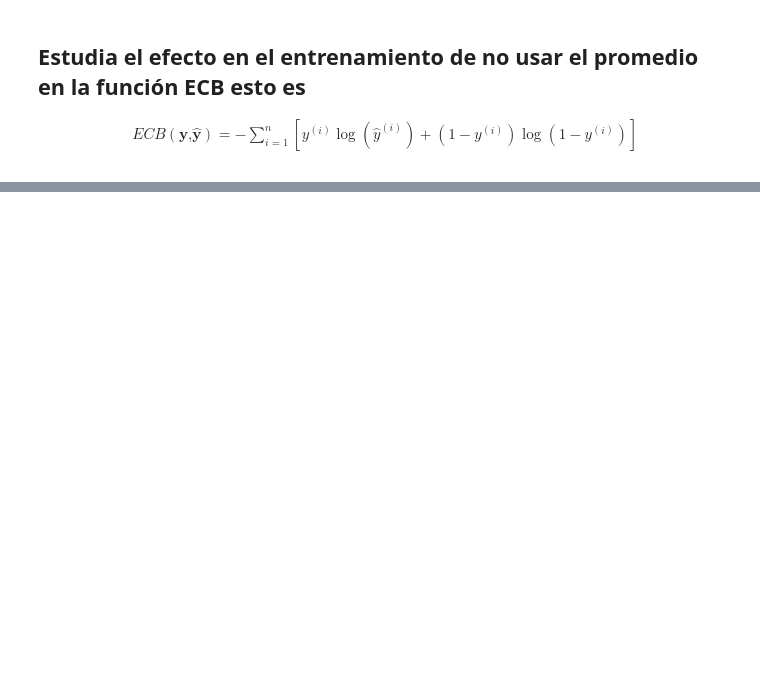
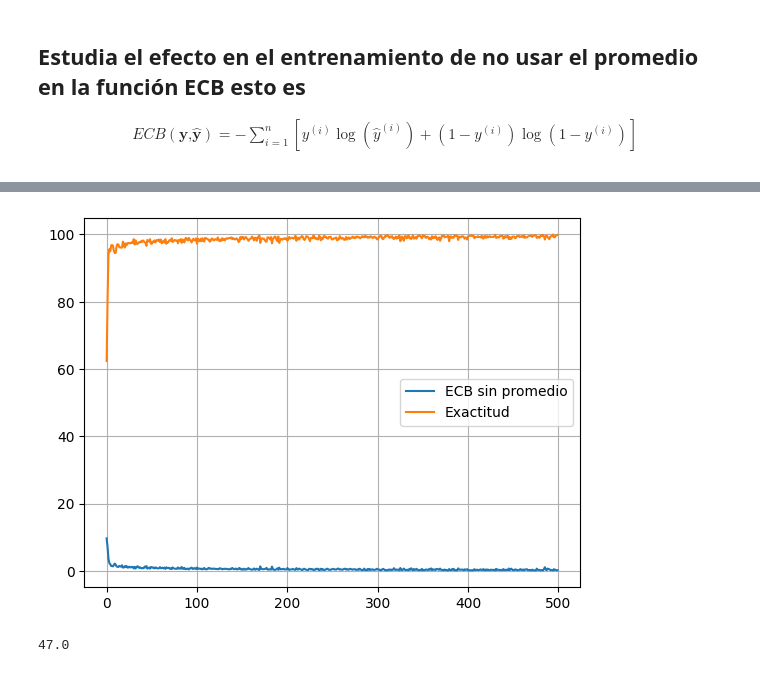
Before and after one commit to PabloBenitezR/Aprendizaje-Profundo, a Jupyter notebook: Redes densas/Retropropagación en red densa.ipynb, the cells around one changed output, grey strips where cells are left out. Saved outputs shown, nothing was run; the diff lists cells and outputs as text; code cells hidden in the pictures; blank space fills up the shorter version.

```diff
--- a/Redes densas/Retropropagación en red densa.ipynb
+++ b/Redes densas/Retropropagación en red densa.ipynb
@@ -538,6 +604,11 @@ $$
         ECB(\textbf{y,$\hat{\textbf{y}}$})= -\sum_{i=1}^n\left[y^{(i)}\log\left(\hat{y}^{(i)}\right)+\left(1-y^{(i)}\right)\log\left(1-y^{(i)}\right)\right]
     \end{align*}
     $$
+# %%
+def entropia_cruzada_binaria_snp(y, p):
+  p[p == 0] = np.nextafter(0., 1.)
+  p[p == 1] = np.nextafter(1., 0.)
+  return -(np.log(p[y == 1]).sum() + np.log(1 - p[y == 0]).sum())
 # %%
 def retropropagacion_snp(X, y, alpha = 0.01, t_lote=16, n_epocas = 100, n_ocultas = 10):
   n_ejemplos = X.shape[0]
@@ -609,7 +680,7 @@ def retropropagacion_snp(X, y, alpha = 0.01, t_lote=16, n_epocas = 100, n_oculta
       W1 -= alpha * dW1; b1 -= alpha * db1
 
       # calcula la pérdida en la época
-      perdidas[i] += entropia_cruzada_binaria(ylote, y_hat)
+      perdidas[i] += entropia_cruzada_binaria_snp(ylote, y_hat)
       exactitudes[i] += exactitud(ylote, np.round(y_hat))
 
     perdidas[i] /= n_lotes
@@ -619,7 +690,7 @@ def retropropagacion_snp(X, y, alpha = 0.01, t_lote=16, n_epocas = 100, n_oculta
   return W1, b1, W2, b2, W3, b3, W4, b4, perdidas, exactitudes
 # %%
 np.random.seed(0)
-W1, b1, W2, b2, W3, b3, W4, b4, perdidas, exactitudes = retropropagacion_snp(Xent,
+W1, b1, W2, b2, W3, b3, W4, b4, perdidasj, exactitudesj = retropropagacion_snp(Xent,
                                                          yent[:, np.newaxis],
                                                          alpha = 0.01,
                                                          t_lote=16,
@@ -628,9 +717,16 @@ W1, b1, W2, b2, W3, b3, W4, b4, perdidas, exactitudes = retropropagacion_snp(Xen
 # %%
-plt.plot(np.arange(perdidas.size), perdidas, label='ECB')
-plt.plot(np.arange(exactitudes.size), exactitudes, label='Exactitud')
+plt.plot(np.arange(perdidasj.size), perdidasj, label='ECB sin promedio')
+plt.plot(np.arange(exactitudesj.size), exactitudesj, label='Exactitud')
 plt.legend()
 plt.grid(True)
 plt.show()
+# %% [output]
+[figure, added]
+# %%
+_, _, _,_,_,_,_, y_hat = hacia_adelante_nr(Xval, W1, b1, W2, b2, W3, b3, W4, b4)
+print(exactitud(yval[:, np.newaxis], np.round(y_hat).astype(bool)))
+# %% [output]
+47.0
 # %%
 def retropropagacion_nr_snp(X, y, alpha = 0.01, t_lote=16, n_epocas = 100, n_ocultas = 10):
   n_ejemplos = X.shape[0]
```
Also changed, not shown: parts of 16 cells of this notebook.
